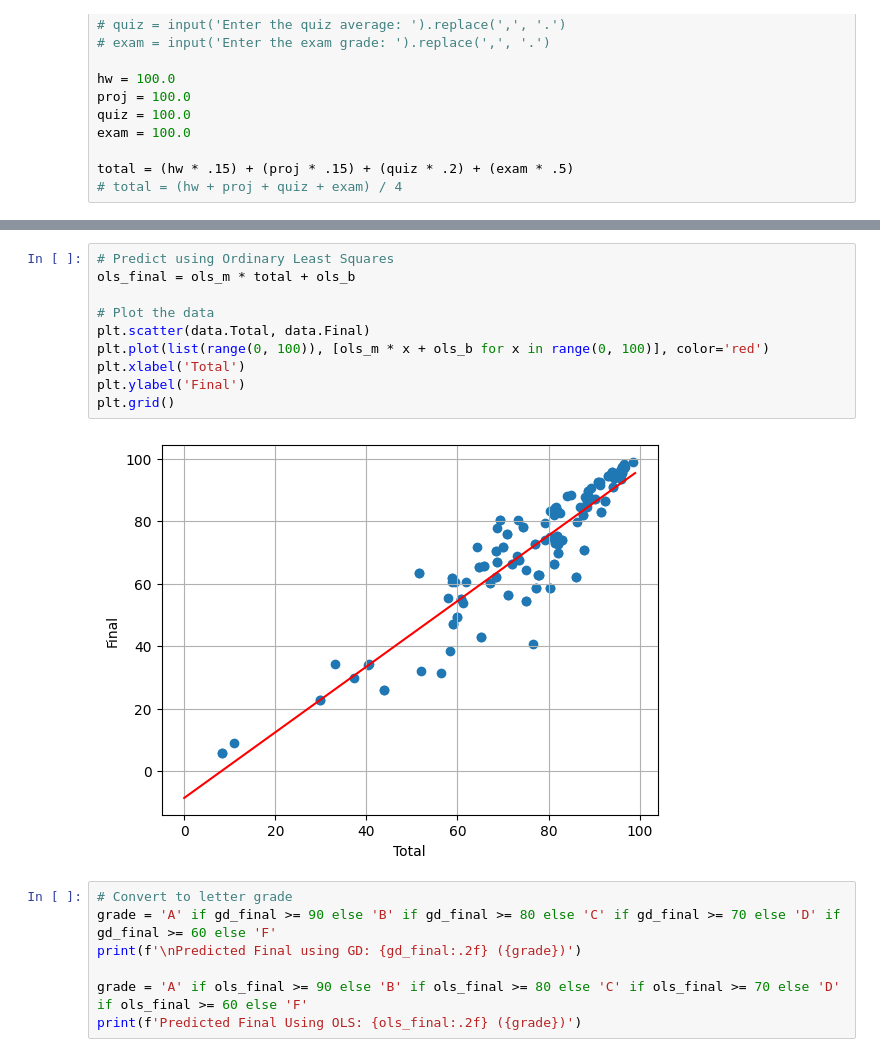
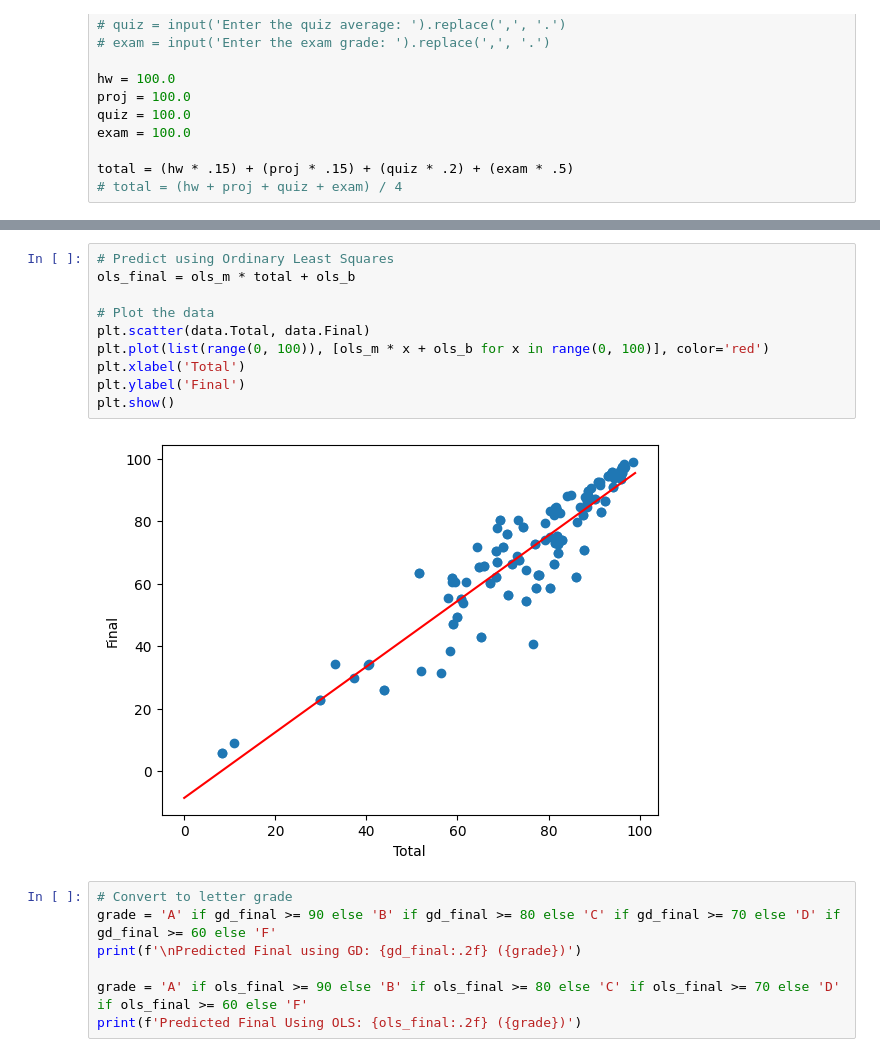
Before and after one commit to Wushington/AI-Research-Project, a Jupyter notebook: testingloss.ipynb, the cells around one changed output, grey strips where cells are left out. Saved outputs shown, nothing was run; the diff lists cells and outputs as text.

```diff
--- a/testingloss.ipynb
+++ b/testingloss.ipynb
@@ -82,15 +82,15 @@ plt.grid()
 # %%
 # Predict using Ordinary Least Squares
 ols_final = ols_m * total + ols_b
 
 # Plot the data
 plt.scatter(data.Total, data.Final)
 plt.plot(list(range(0, 100)), [ols_m * x + ols_b for x in range(0, 100)], color='red')
 plt.xlabel('Total')
 plt.ylabel('Final')
-plt.grid()
+plt.show()
 # %% [output]
-[figure, old version]
+[figure, new version]
 # %%
 # Convert to letter grade
 grade = 'A' if gd_final >= 90 else 'B' if gd_final >= 80 else 'C' if gd_final >= 70 else 'D' if gd_final >= 60 else 'F'
```
Also changed, not shown: parts of 1 cell of this notebook, 1 other file.
